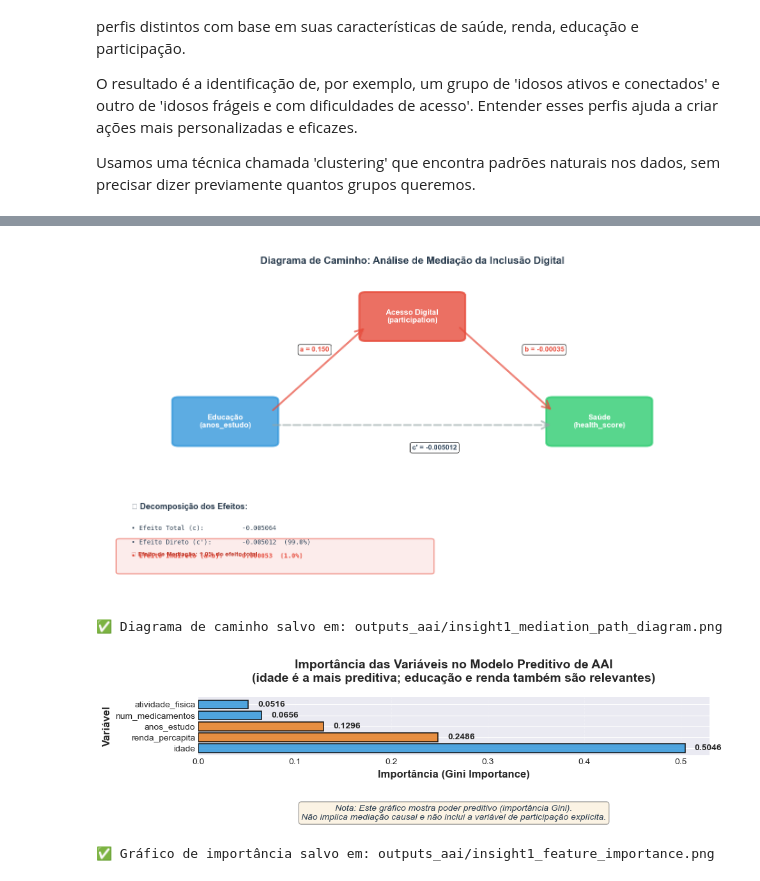
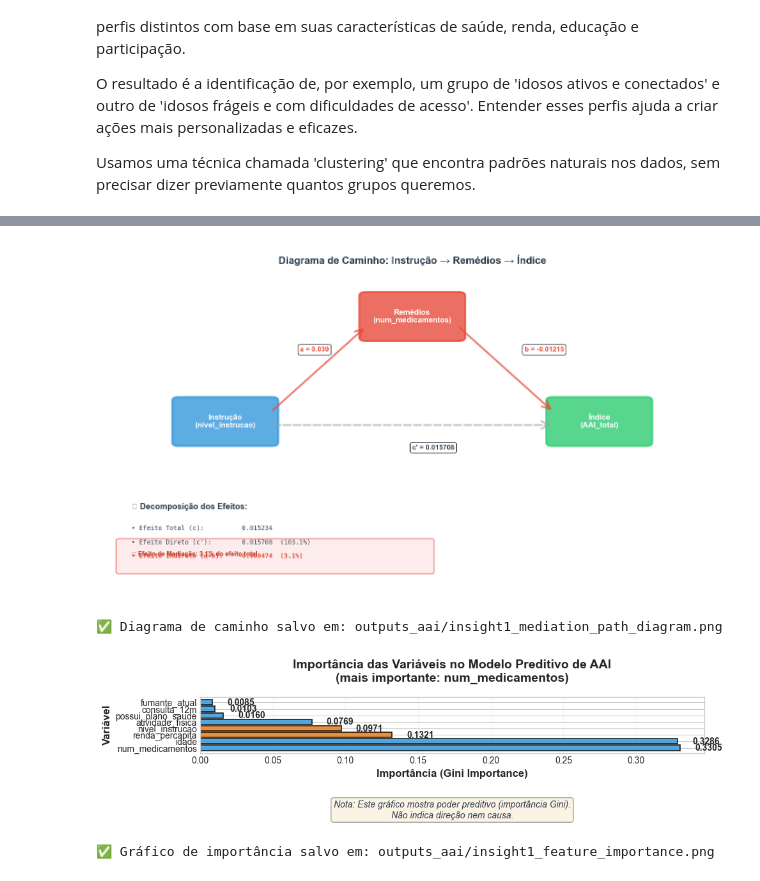
Before and after one commit to gaab-braga/ProjetoExtensao1, a Jupyter notebook: EDA.ipynb, the cells around one changed output, grey strips where cells are left out. Saved outputs shown, nothing was run; the diff lists cells and outputs as text; code cells hidden in the pictures.

```diff
--- a/EDA.ipynb
+++ b/EDA.ipynb
@@ -228,9 +211,5 @@ Atenção: Variáveis ausentes podem limitar análises: ['codmun']
 # %%
-# Derivar codmun se não existir
-if 'codmun' not in df.columns:
-    if 'upa' in df.columns:
-        df['codmun'] = df['upa'].astype(str).str[:6].astype(int)
-        print(" Coluna 'codmun' derivada de 'upa'")
-    else:
-        raise SystemExit(" ERRO: Não é possível derivar 'codmun'. Coluna 'upa' não encontrada.")
+# A PNS pública não identifica o município da pessoa: os 6 primeiros dígitos da UPA
+# não são um código de município do IBGE. Por isso a análise geográfica é feita por UF.
+print(f"UFs na base: {df['uf'].nunique()}")
 # %% [output]
@@ -919,7 +831,7 @@ print("PERFIS DE ENVELHECIMENTO (CLUSTERING)")
 print("="*80)
 
 cluster_features = ['health_score', 'functional_score', 'participation_score',
-                   'anos_estudo', 'renda', 'multimorbidity_count']
+                   'nivel_instrucao', 'renda_percapita', 'multimorbidity_count']
 cluster_features = [f for f in cluster_features if f in df.columns]
 
 if len(cluster_features) >= 3:
@@ -1396,8 +1064,8 @@ Colunas relacionadas a saúde/medicamentos:
 # %%
-# Modelo de mediação básico: Educação → Medicamentos → AAI_total
+# Modelo de mediação básico: Nível de instrução → Remédios de uso contínuo → AAI_total
 # Usando OLS para estimativa (versão completa requereria pacote específico)
 
-if 'anos_estudo' in df.columns and 'num_medicamentos' in df.columns and 'AAI_total' in df.columns:
+if 'nivel_instrucao' in df.columns and 'num_medicamentos' in df.columns and 'AAI_total' in df.columns:
     import statsmodels.api as sm
     from scipy import stats
     import numpy as np
@@ -1405,27 +1073,27 @@ if 'anos_estudo' in df.columns and 'num_medicamentos' in df.columns and 'AAI_tot
     print("Testando mediação: Educação → Medicamentos → AAI_total")
 
     # Preparar dados (remover NaN)
-    mediation_data = df[['anos_estudo', 'num_medicamentos', 'AAI_total']].dropna()
+    mediation_data = df[['nivel_instrucao', 'num_medicamentos', 'AAI_total']].dropna()
 
     if len(mediation_data) > 100:
         print(f"✅ Dados preparados: {len(mediation_data)} observações válidas")
 
         # Modelo 1: Efeito total (educação → AAI)
-        X_total = sm.add_constant(mediation_data[['anos_estudo']])
+        X_total = sm.add_constant(mediation_data[['nivel_instrucao']])
         model_total = sm.OLS(mediation_data['AAI_total'], X_total).fit()
 
         # Modelo 2: Efeito direto (educação → AAI controlando medicamentos)
-        X_direct = sm.add_constant(mediation_data[['anos_estudo', 'num_medicamentos']])
+        X_direct = sm.add_constant(mediation_data[['nivel_instrucao', 'num_medicamentos']])
         model_direct = sm.OLS(mediation_data['AAI_total'], X_direct).fit()
 
         # Modelo 3: Efeito indireto (educação → medicamentos)
-        X_indirect = sm.add_constant(mediation_data[['anos_estudo']])
+        X_indirect = sm.add_constant(mediation_data[['nivel_instrucao']])
         model_indirect = sm.OLS(mediation_data['num_medicamentos'], X_indirect).fit()
 
         # Calcular efeito indireto
-        effect_indirect = model_indirect.params['anos_estudo'] * model_direct.params['num_medicamentos']
-        effect_total = model_total.params['anos_estudo']
-        effect_direct = model_direct.params['anos_estudo']
+        effect_indirect = model_indirect.params['nivel_instrucao'] * model_direct.params['num_medicamentos']
+        effect_total = model_total.params['nivel_instrucao']
+        effect_direct = model_direct.params['nivel_instrucao']
 
         print(f"\nEfeitos estimados:")
         print(f"   • Efeito total: {effect_total:.4f}")
@@ -1439,9 +1107,9 @@ if 'anos_estudo' in df.columns and 'num_medicamentos' in df.columns and 'AAI_tot
         for _ in range(n_boot):
             sample = mediation_data.sample(n=len(mediation_data), replace=True, random_state=_)
             try:
-                m_ind = sm.OLS(sample['num_medicamentos'], sm.add_constant(sample[['anos_estudo']])).fit()
-                m_dir = sm.OLS(sample['AAI_total'], sm.add_constant(sample[['anos_estudo', 'num_medicamentos']])).fit()
-                indirect_effects.append(m_ind.params['anos_estudo'] * m_dir.params['num_medicamentos'])
+                m_ind = sm.OLS(sample['num_medicamentos'], sm.add_constant(sample[['nivel_instrucao']])).fit()
+                m_dir = sm.OLS(sample['AAI_total'], sm.add_constant(sample[['nivel_instrucao', 'num_medicamentos']])).fit()
+                indirect_effects.append(m_ind.params['nivel_instrucao'] * m_dir.params['num_medicamentos'])
             except:
                 continue
 
@@ -1458,6 +1126,8 @@ if 'anos_estudo' in df.columns and 'num_medicamentos' in df.columns and 'AAI_tot
             'effect_total': effect_total,
             'effect_direct': effect_direct,
             'effect_indirect': effect_indirect,
+        'path_a': model_indirect.params['nivel_instrucao'],
+        'path_b': model_direct.params['num_medicamentos'],
             'proportion_mediated': abs(effect_indirect/effect_total) if effect_total != 0 else 0,
             'ci_lower': indirect_ci[0] if 'indirect_ci' in locals() else None,
             'ci_upper': indirect_ci[1] if 'indirect_ci' in locals() else None,
@@ -2183,6 +1635,8 @@ Conclusão:
 # ============================================================================
 # VISUALIZAÇÃO 1: DIAGRAMA DE CAMINHO DA MEDIAÇÃO
 # ============================================================================
+
+from matplotlib.patches import FancyBboxPatch, FancyArrowPatch
 
 fig, ax = plt.subplots(1, 1, figsize=(14, 8))
 ax.set_xlim(0, 10)
@@ -2215,7 +1669,7 @@ education_box = FancyBboxPatch(
     linewidth=3, alpha=0.8
 )
 ax.add_patch(education_box)
-ax.text(x_edu, y_edu, 'Educação\n(anos_estudo)',
+ax.text(x_edu, y_edu, 'Instrução\n(nivel_instrucao)',
         ha='center', va='center', fontsize=12, fontweight='bold', color='white')
 
 # Nó: Acesso Digital (Mediador)
@@ -2228,7 +1682,7 @@ digital_box = FancyBboxPatch(
     linewidth=3, alpha=0.8
 )
 ax.add_patch(digital_box)
-ax.text(x_digital, y_digital, 'Acesso Digital\n(participation)',
+ax.text(x_digital, y_digital, 'Remédios\n(num_medicamentos)',
         ha='center', va='center', fontsize=12, fontweight='bold', color='white')
 
 # Nó: Saúde (Variável Dependente)
@@ -2241,17 +1695,12 @@ health_box = FancyBboxPatch(
     linewidth=3, alpha=0.8
 )
 ax.add_patch(health_box)
-ax.text(x_health, y_health, 'Saúde\n(health_score)',
+ax.text(x_health, y_health, 'Índice\n(AAI_total)',
         ha='center', va='center', fontsize=12, fontweight='bold', color='white')
 
-# Calcular coeficientes do caminho (estimativa simplificada para visualização)
-# Nota: Em uma análise real, estes viriam da regressão dos caminhos individuais
-# Aqui usamos o efeito indireto e estimamos os componentes
-
-# Para fins ilustrativos, vamos assumir valores hipotéticos para path a e path b
-# tais que a * b = effect_indirect
-path_a = 0.15  # Educação → Acesso Digital (coeficiente hipotético)
-path_b = effect_indirect / path_a if path_a != 0 else effect_indirect
+# Caminhos estimados na regressão (célula de mediação)
+path_a = mediation_results['path_a'].values[0]
+path_b = mediation_results['path_b'].values[0]
 path_c_prime = effect_direct  # Efeito direto
 
 # Desenhar setas (caminhos)
@@ -2328,7 +1777,7 @@ ax.text(legend_x, legend_y - 1.35,
 
 # Título
 ax.text(5, 9.5,
-        'Diagrama de Caminho: Análise de Mediação da Inclusão Digital',
+        'Diagrama de Caminho: Instrução → Remédios → Índice',
         ha='center', fontsize=16, fontweight='bold', color='#2c3e50')
 
 plt.tight_layout()
@@ -2337,7 +1786,7 @@ plt.show()
 
 print("\n✅ Diagrama de caminho salvo em: outputs_aai/insight1_mediation_path_diagram.png")
 # %% [output]
-[figure, old version]
+[figure, new version]
 ✅ Diagrama de caminho salvo em: outputs_aai/insight1_mediation_path_diagram.png
 # %%
 # ============================================================================
@@ -2352,36 +1801,36 @@ feature_importance = pd.read_csv('outputs_aai/feature_importance.csv')
 
 fig, ax = plt.subplots(1, 1, figsize=(10, 6))
 
-colors = ['#e67e22' if feat in ['anos_estudo', 'renda_percapita'] else '#3498db'
+colors = ['#e67e22' if feat in ['nivel_instrucao', 'renda_percapita'] else '#3498db'
           for feat in feature_importance['Feature']]
 
 bars = ax.barh(feature_importance['Feature'],
                feature_importance['Importance'],
                color=colors, alpha=0.85, edgecolor='black', linewidth=1.2)
 
 for i, (feat, imp) in enumerate(zip(feature_importance['Feature'], feature_importance['Importance'])):
     ax.text(imp + 0.01, i, f'{imp:.4f}', va='center', fontsize=10, fontweight='bold')
 
 ax.set_xlabel('Importância (Gini Importance)', fontsize=12, fontweight='bold')
 ax.set_ylabel('Variável', fontsize=12, fontweight='bold')
-ax.set_title('Importância das Variáveis no Modelo Preditivo de AAI\n(idade é a mais preditiva; educação e renda também são relevantes)',
+ax.set_title(f'Importância das Variáveis no Modelo Preditivo de AAI\n(mais importante: {feature_importance.iloc[0]["Feature"]})',
              fontsize=14, fontweight='bold', pad=18)
 ax.grid(axis='x', alpha=0.25, linestyle='--')
 
 # Nota metodológica explícita
 ax.text(0.5, -0.85,
         'Nota: Este gráfico mostra poder preditivo (importância Gini).\n'
-        'Não implica mediação causal e não inclui a variável de participação explícita.',
+        'Não indica direção nem causa.',
         ha='center', va='top', transform=ax.transAxes,
         fontsize=10, style='italic', color='#2c3e50',
         bbox=dict(boxstyle='round', facecolor='wheat', alpha=0.35))
 
 plt.tight_layout()
 plt.savefig('outputs_aai/insight1_feature_importance.png', dpi=300, bbox_inches='tight')
 plt.show()
 
 print("✅ Gráfico de importância salvo em: outputs_aai/insight1_feature_importance.png")
 # %% [output]
-[figure, old version]
+[figure, new version]
 ✅ Gráfico de importância salvo em: outputs_aai/insight1_feature_importance.png
 # %% [markdown]
```
Also changed, not shown: parts of 64 cells of this notebook, 30 other files.
